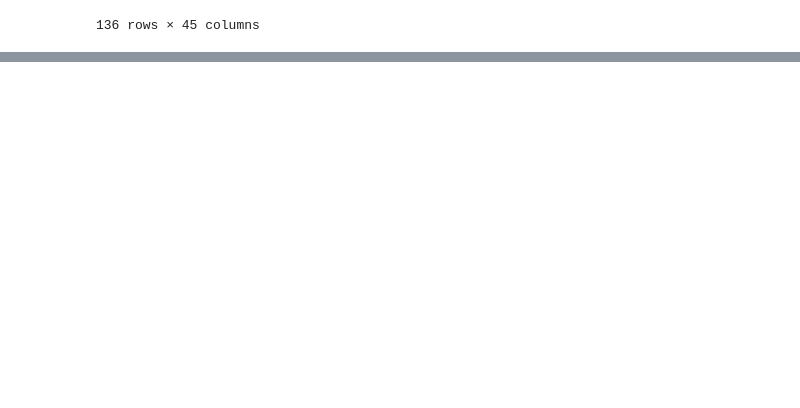
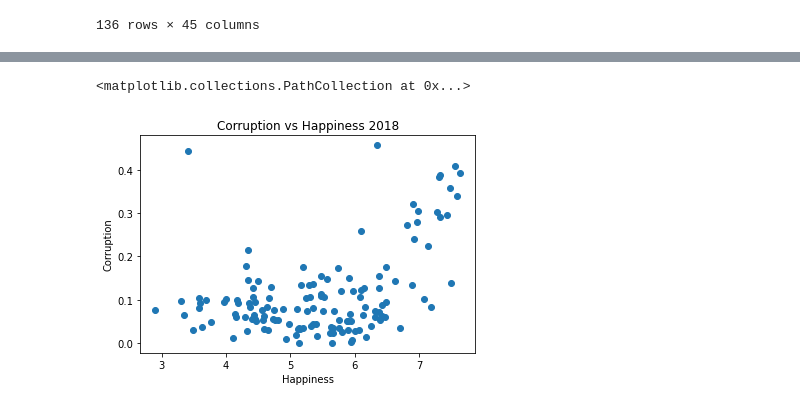
Before and after one commit to matteo005/Happiness_Project, a Jupyter notebook: sy_corruption.ipynb, the cells around one changed output, grey strips where cells are left out. Cells and saved outputs as stored; diff of their text form; code cells hidden in the pictures; blank space fills up the shorter version.

```diff
--- a/sy_corruption.ipynb
+++ b/sy_corruption.ipynb
@@ -97,0 +141,10 @@ plt.scatter(x_axis, y_axis)
+# %%
+x_axis = happy_year['Happiness2018']
+y_axis = corruption['Corruption2018']
+plt.xlabel('Happiness')
+plt.ylabel('Corruption')
+plt.title('Corruption vs Happiness 2018')
+plt.scatter(x_axis,y_axis)
+# %% [output]
+<matplotlib.collections.PathCollection at 0x...>
+[figure, added]
```
Also changed, not shown: parts of 16 cells of this notebook.
